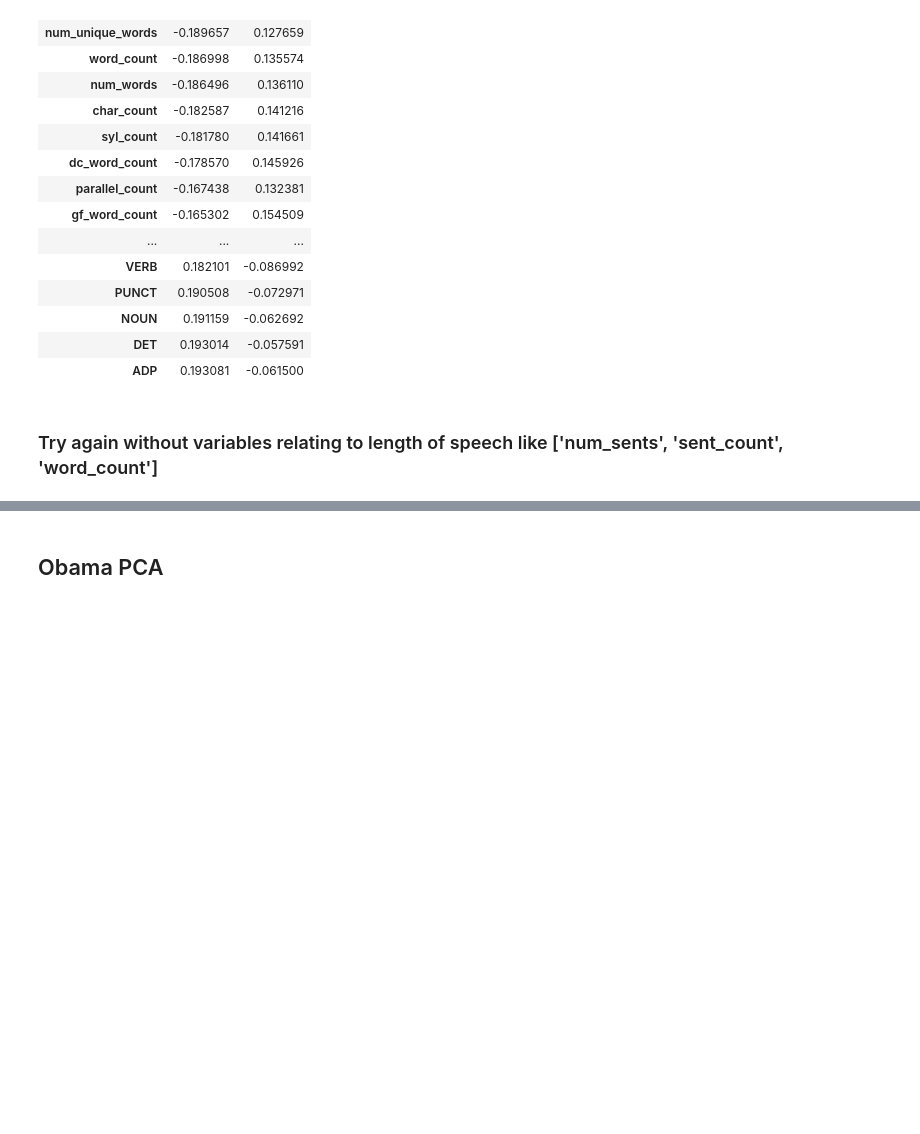
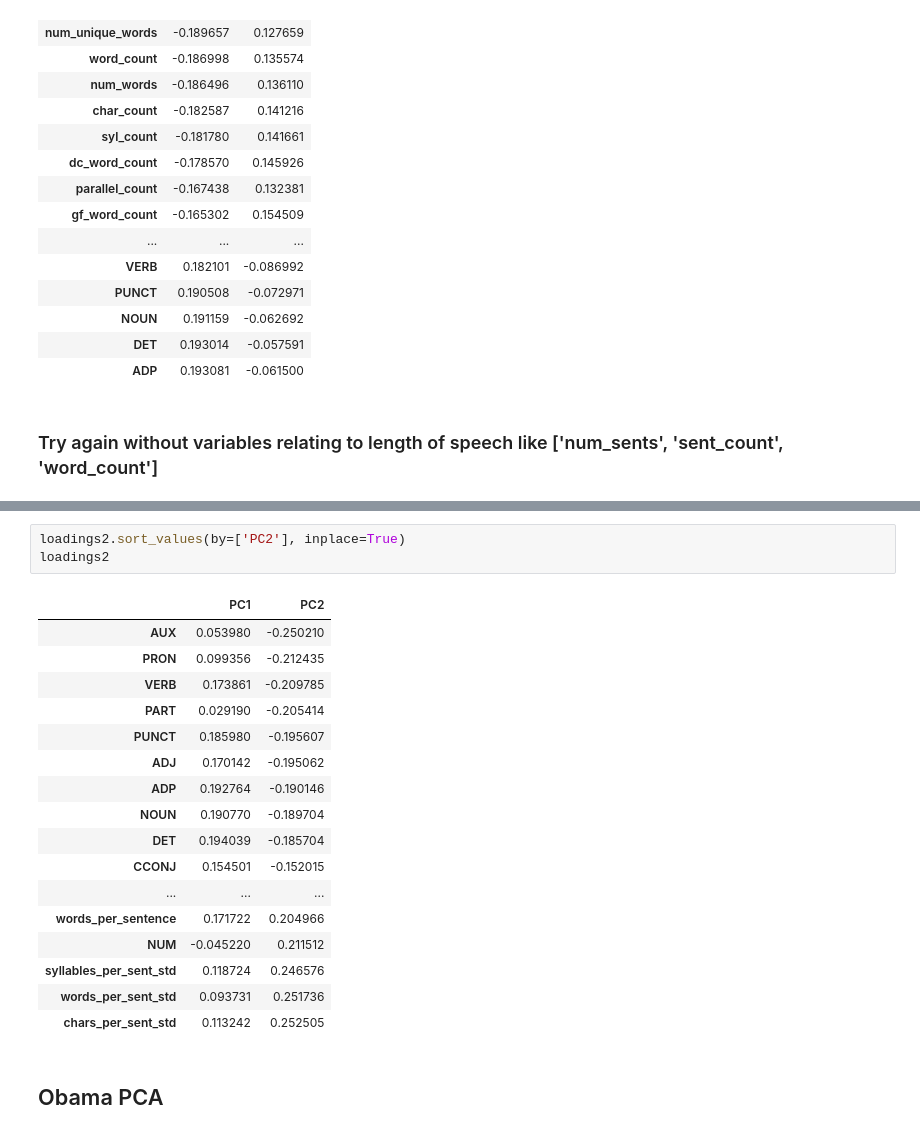
Before and after one commit to pday2/ObamaNLP, a Jupyter notebook: obama_vs_gwb.ipynb, the cells around one changed output, grey strips where cells are left out. Saved outputs shown, nothing was run; the diff lists cells and outputs as text; blank space fills up the shorter version.

```diff
--- a/obama_vs_gwb.ipynb
+++ b/obama_vs_gwb.ipynb
@@ -154,3 +174,24 @@ loadings2
+# %%
+loadings2.sort_values(by=['PC2'], inplace=True)
+loadings2
+# %% [output]
+|  | PC1 | PC2 |
+| AUX | 0.053980 | -0.250210 |
+| PRON | 0.099356 | -0.212435 |
+| VERB | 0.173861 | -0.209785 |
+| PART | 0.029190 | -0.205414 |
+| PUNCT | 0.185980 | -0.195607 |
+| ADJ | 0.170142 | -0.195062 |
+| ADP | 0.192764 | -0.190146 |
+| NOUN | 0.190770 | -0.189704 |
+| DET | 0.194039 | -0.185704 |
+| CCONJ | 0.154501 | -0.152015 |
+| ... | ... | ... |
+| words_per_sentence | 0.171722 | 0.204966 |
+| NUM | -0.045220 | 0.211512 |
+| syllables_per_sent_std | 0.118724 | 0.246576 |
+| words_per_sent_std | 0.093731 | 0.251736 |
+| chars_per_sent_std | 0.113242 | 0.252505 |
 # %% [markdown]
 ## Obama PCA
 # %%
```
Also changed, not shown: parts of 7 cells of this notebook, 3 other files.
